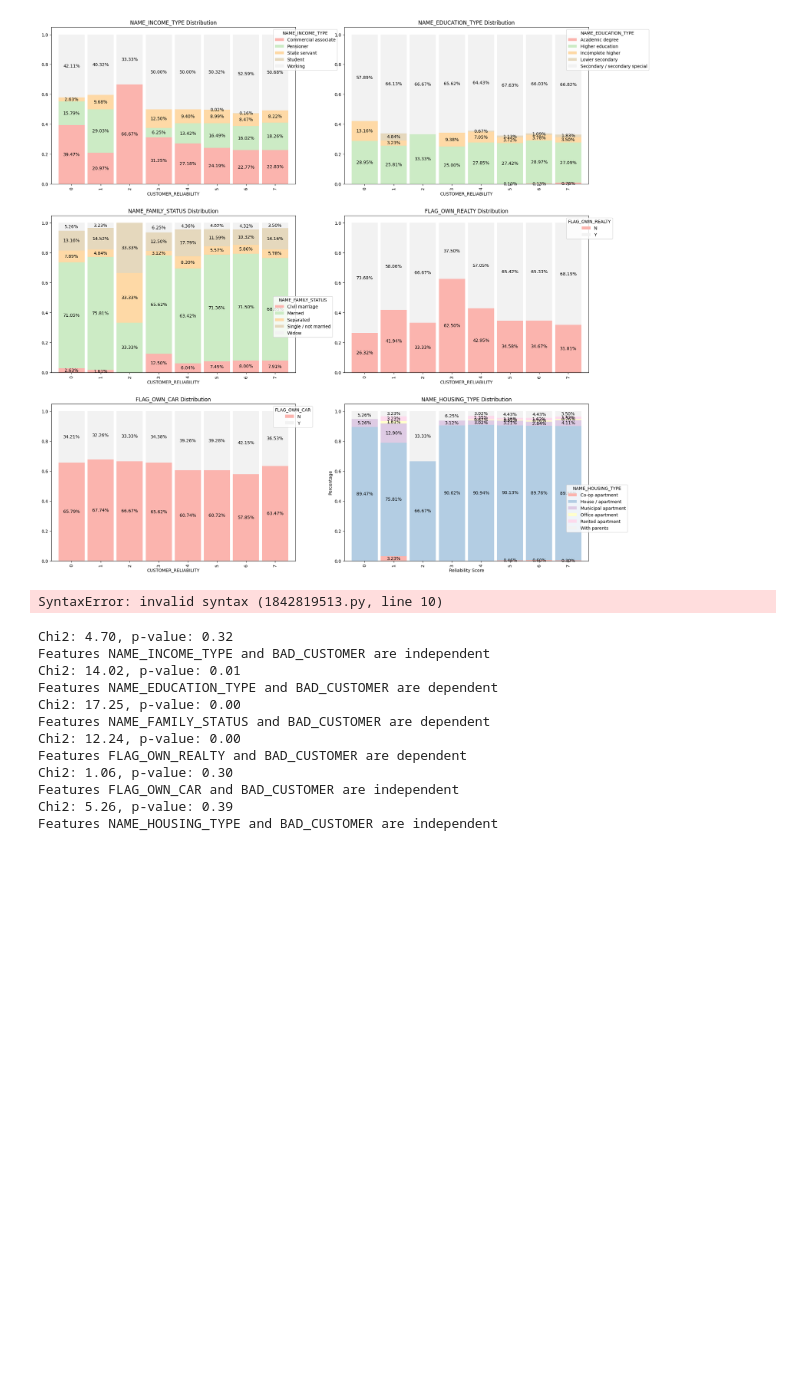
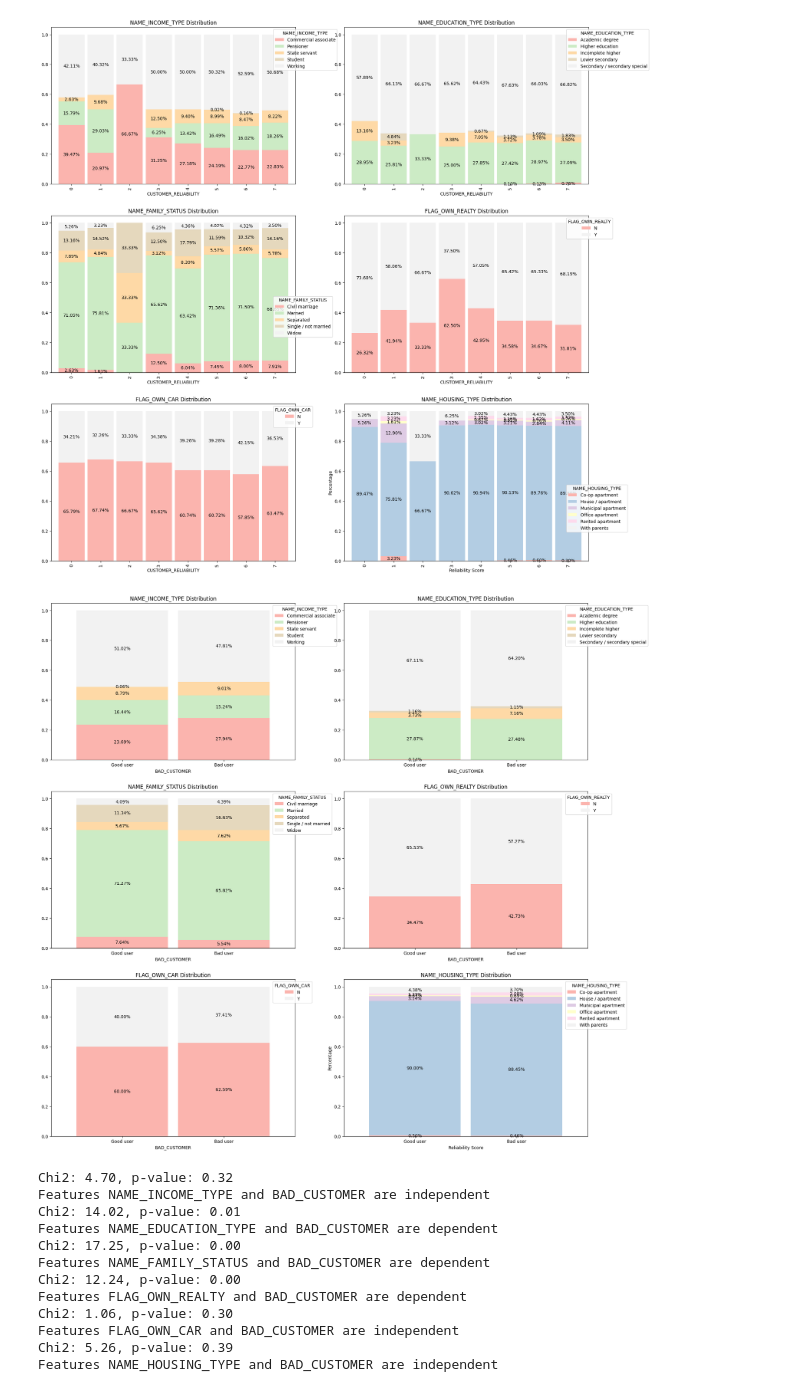
Before and after one commit to EnricoMiche1210760/prediction-of-creditworthiness-for-credit-card-issuance, a Jupyter notebook: src/main.ipynb, the cells around one changed output. Cells and saved outputs as stored; diff of their text form; code cells hidden in the pictures; blank space fills up the shorter version.

```diff
--- a/src/main.ipynb
+++ b/src/main.ipynb
@@ -476,22 +476,23 @@ plt.show()
 # %%
 subplot = 0
 axes = []
 fig, axes = plt.subplots(3,2, figsize=(22, 22))
+labels = ("Good user", "Bad user")
+x = np.arange(len(labels))
 for column in columns_of_interest:
     cross_tab = pd.crosstab(approved_applications['BAD_CUSTOMER'], approved_applications[column])
     cross_tab = cross_tab.div(cross_tab.sum(axis=1), axis=0)
     cross_tab_plot = cross_tab.plot(kind='bar', stacked=True, width=0.9, ax=axes[int(subplot/2)][subplot%2], colormap='Pastel1')
     axes[int(subplot/2)][subplot%2].legend(title=column, bbox_to_anchor=(0.9, 1), loc='upper left')
     show_percentage(cross_tab_plot, cross_tab)
-    ax.set_xticks([0:"Good user", 1:"Bad user"])
+    axes[int(subplot/2)][subplot%2].set_xticks(x, labels, rotation='horizontal')
     plt.xlabel('Reliability Score')
     plt.ylabel('Percentage')
     axes[int(subplot/2)][subplot%2].set_title(column + ' Distribution')
     subplot += 1
-#axes[-1, -1].axis('off')
 plt.show()
 # %% [output]
-SyntaxError: invalid syntax (1842819513.py, line 10)
+[figure, added]
 # %%
 for column in columns_of_interest:
     chi_squared_test(approved_applications, column, "BAD_CUSTOMER")
```
Also changed, not shown: parts of 8 cells of this notebook.
